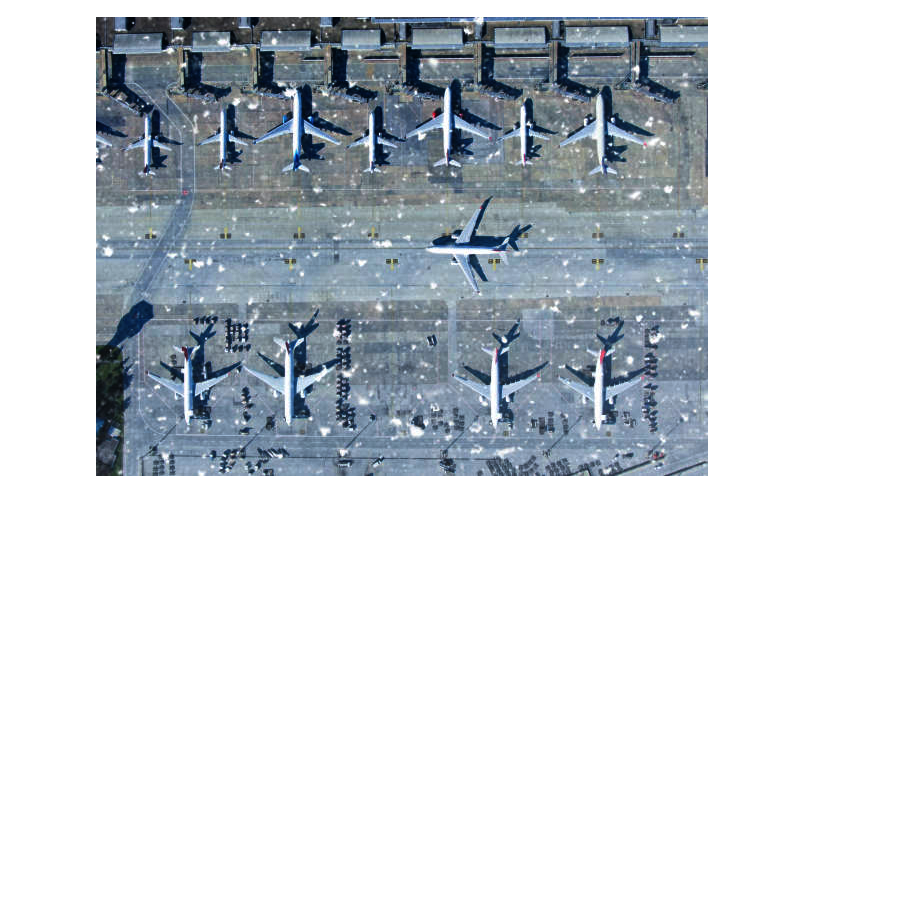
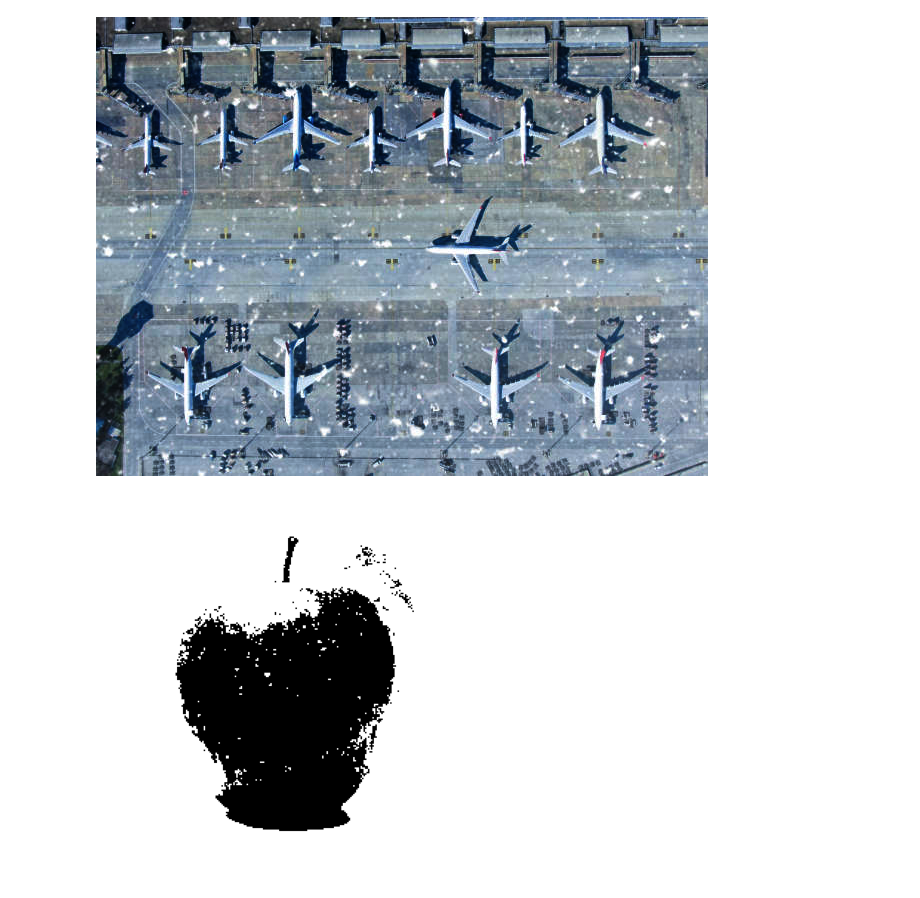
Before and after one commit to Taahia23/DIP_LAB_FINAL, a Jupyter notebook: Answers_of_lab_final.ipynb, the cells around one changed output. Saved outputs shown, nothing was run; the diff lists cells and outputs as text; code cells hidden in the pictures; blank space fills up the shorter version.

Commit message:
task --5 Solve the segmentation problem for the given image: 'DIP_Lab_task_05.jpg' done

```diff
--- a/Answers_of_lab_final.ipynb
+++ b/Answers_of_lab_final.ipynb
@@ -101,3 +101,21 @@ cv2.imwrite('reduced_brightness_image.jpg',image_gamma_corrected)
 cv2_imshow(image_gamma_corrected)
 # %% [output]
 [figure]
+# %%
+# task --5 Solve the segmentation problem for the given image: 'DIP_Lab_task_05.jpg' [30]
+
+from skimage import io, color
+import numpy as np
+import matplotlib.pyplot as plt
+if __name__ == "__main__":
+    path = '/content/drive/MyDrive/Assignment/Assignment/DIP_Lab_task_05.jpg'
+    THRESHOLD = 0.39
+
+    grayScale_img = color.rgb2gray(io.imread(path))
+    segmented_img = (grayScale_img > THRESHOLD).astype(np.uint8) * 255
+
+    plt.imshow(segmented_img, cmap='gray')
+    plt.axis('off')
+    plt.show()
+# %% [output]
+[figure, added]
```
Also changed, not shown: parts of 2 cells of this notebook.
